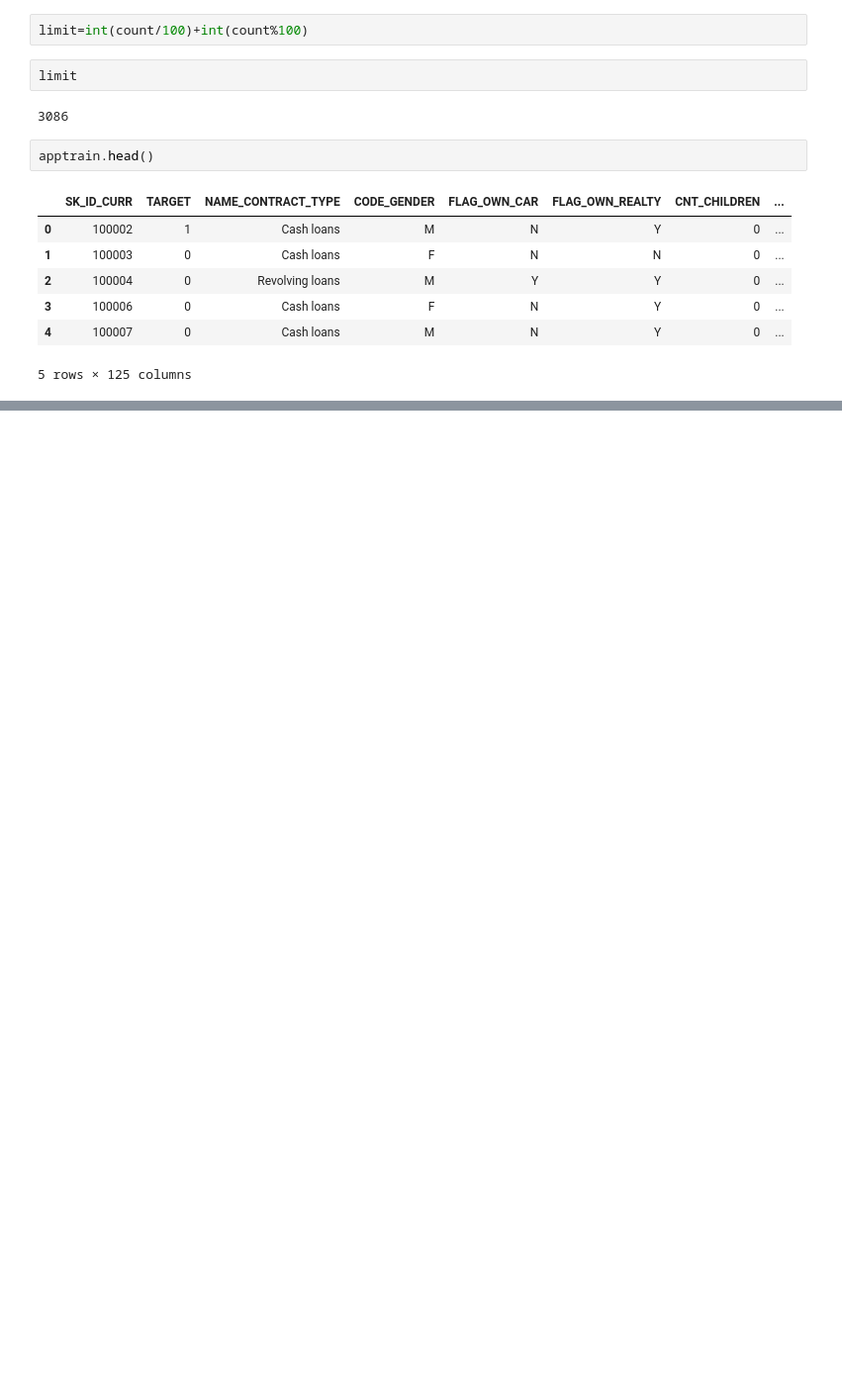
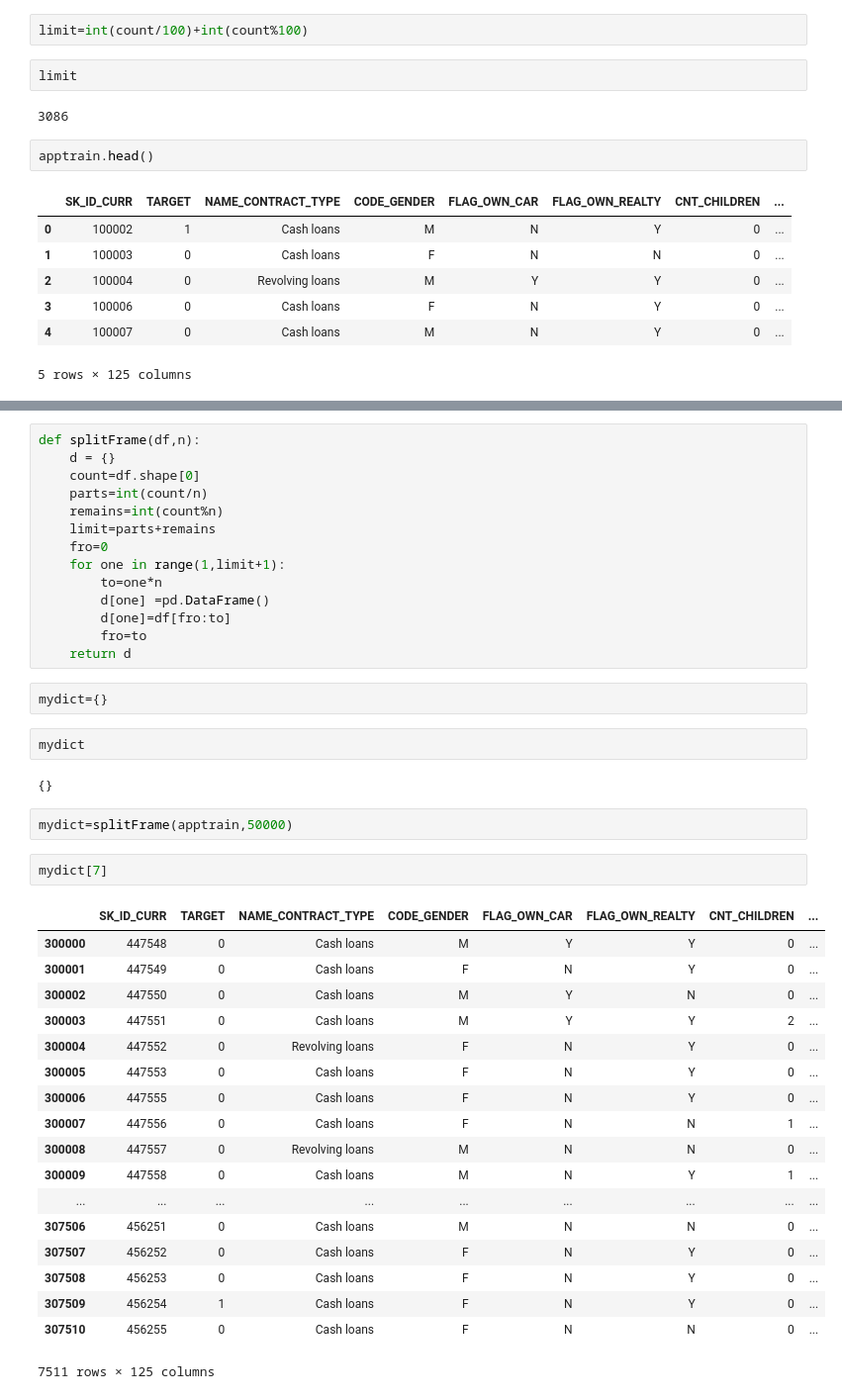
Before and after one commit to RajatChaudhari/HomeCreditDefaultRisk, a Jupyter notebook: HCDR1.ipynb, the cells around one changed output, grey strips where cells are left out. Shown at 99% size. Cells and saved outputs as stored; diff of their text form; blank space fills up the shorter version.

```diff
--- a/HCDR1.ipynb
+++ b/HCDR1.ipynb
@@ -175,0 +188,43 @@ apptrain.head()
+# %%
+def splitFrame(df,n):
+    d = {}
+    count=df.shape[0]
+    parts=int(count/n)
+    remains=int(count%n)
+    limit=parts+remains
+    fro=0
+    for one in range(1,limit+1):
+        to=one*n
+        d[one] =pd.DataFrame()
+        d[one]=df[fro:to]
+        fro=to
+    return d
+# %%
+mydict={}
+# %%
+mydict
+# %% [output]
+{}
+# %%
+mydict=splitFrame(apptrain,50000)
+# %%
+mydict[7]
+# %% [output]
+|  | SK_ID_CURR | TARGET | NAME_CONTRACT_TYPE | CODE_GENDER | FLAG_OWN_CAR | FLAG_OWN_REALTY | CNT_CHILDREN | ... |
+| 300000 | 447548 | 0 | Cash loans | M | Y | Y | 0 | ... |
+| 300001 | 447549 | 0 | Cash loans | F | N | Y | 0 | ... |
+| 300002 | 447550 | 0 | Cash loans | M | Y | N | 0 | ... |
+| 300003 | 447551 | 0 | Cash loans | M | Y | Y | 2 | ... |
+| 300004 | 447552 | 0 | Revolving loans | F | N | Y | 0 | ... |
+| 300005 | 447553 | 0 | Cash loans | F | N | Y | 0 | ... |
+| 300006 | 447555 | 0 | Cash loans | F | N | Y | 0 | ... |
+| 300007 | 447556 | 0 | Cash loans | F | N | N | 1 | ... |
+| 300008 | 447557 | 0 | Revolving loans | M | N | N | 0 | ... |
+| 300009 | 447558 | 0 | Cash loans | M | N | Y | 1 | ... |
+| ... | ... | ... | ... | ... | ... | ... | ... | ... |
+| 307506 | 456251 | 0 | Cash loans | M | N | N | 0 | ... |
+| 307507 | 456252 | 0 | Cash loans | F | N | Y | 0 | ... |
+| 307508 | 456253 | 0 | Cash loans | F | N | Y | 0 | ... |
+| 307509 | 456254 | 1 | Cash loans | F | N | Y | 0 | ... |
+| 307510 | 456255 | 0 | Cash loans | F | N | N | 0 | ... |
+7511 rows × 125 columns
```
Also changed, not shown: parts of 4 cells of this notebook.
